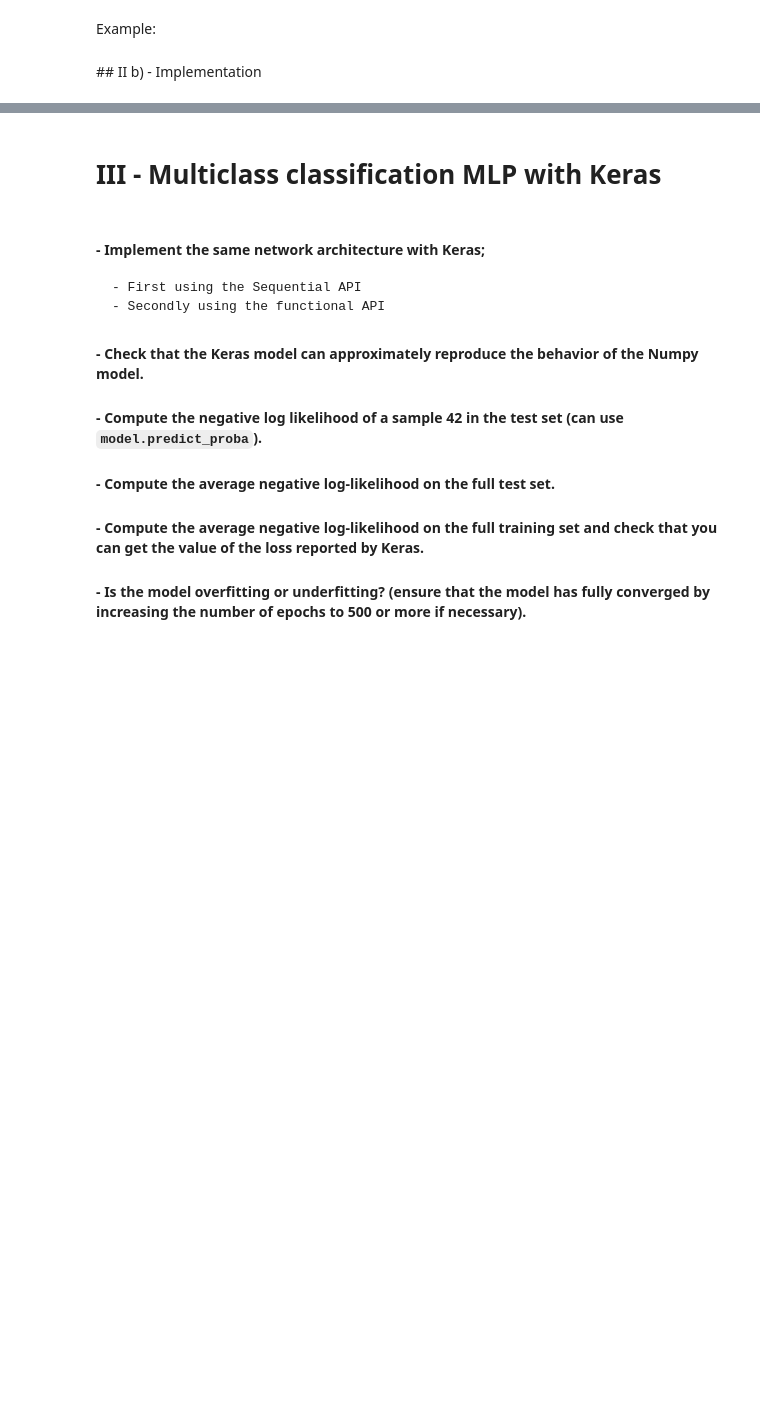
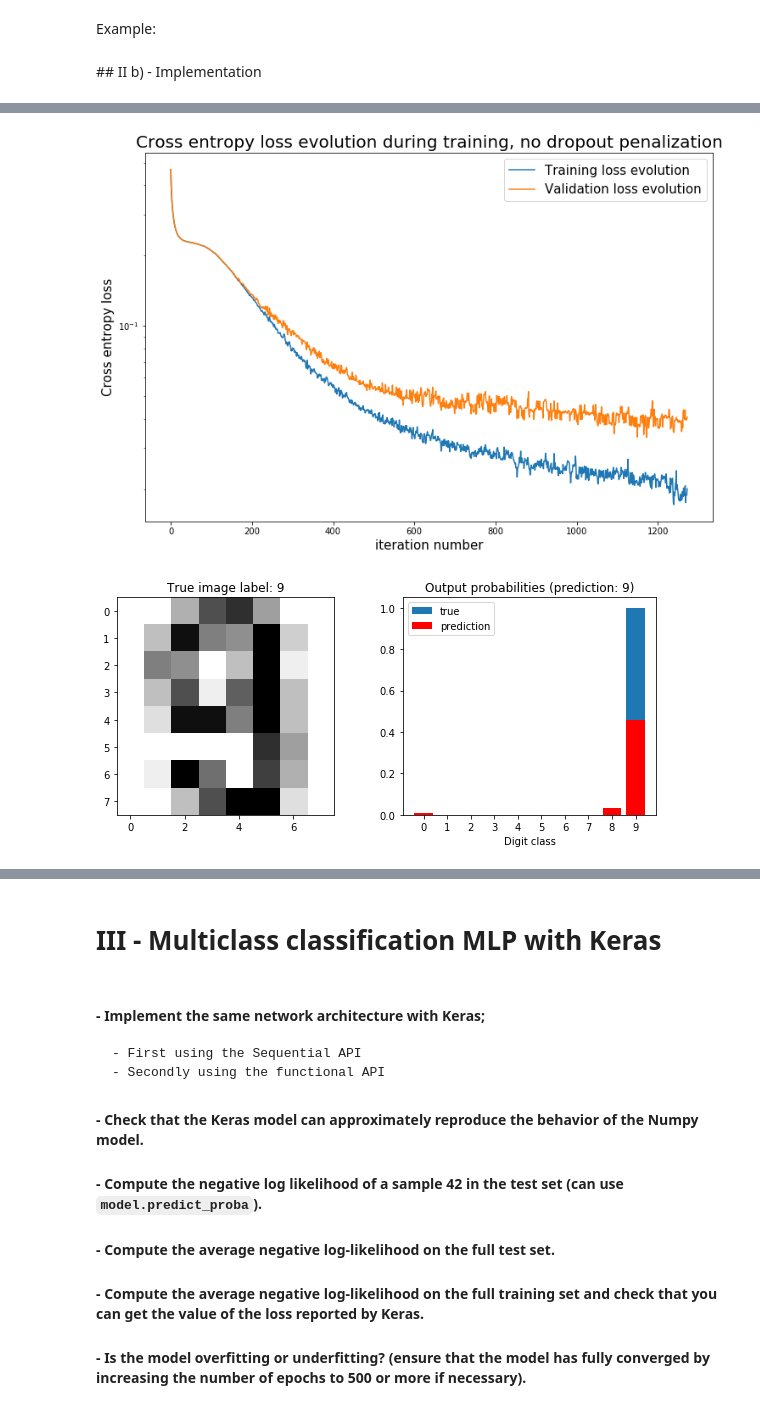
Before and after one commit to MaxTeiger/courses_labs-1, a Jupyter notebook: 2-Fundamentals_NNs/lab/fundamentals_NNs_finished.ipynb, the cells around one changed output, grey strips where cells are left out. Saved outputs shown, nothing was run; the diff lists cells and outputs as text; code cells hidden in the pictures; blank space fills up the shorter version.

```diff
--- a/2-Fundamentals_NNs/lab/fundamentals_NNs_finished.ipynb
+++ b/2-Fundamentals_NNs/lab/fundamentals_NNs_finished.ipynb
@@ -456,0 +498,6 @@ mlp.train()
+# %%
+mlp.plot_loss_history()
+mlp.plot_validation_prediction(12)
+# %% [output]
+[figure, added]
+[figure, added]
```
Also changed, not shown: parts of 15 cells of this notebook.
